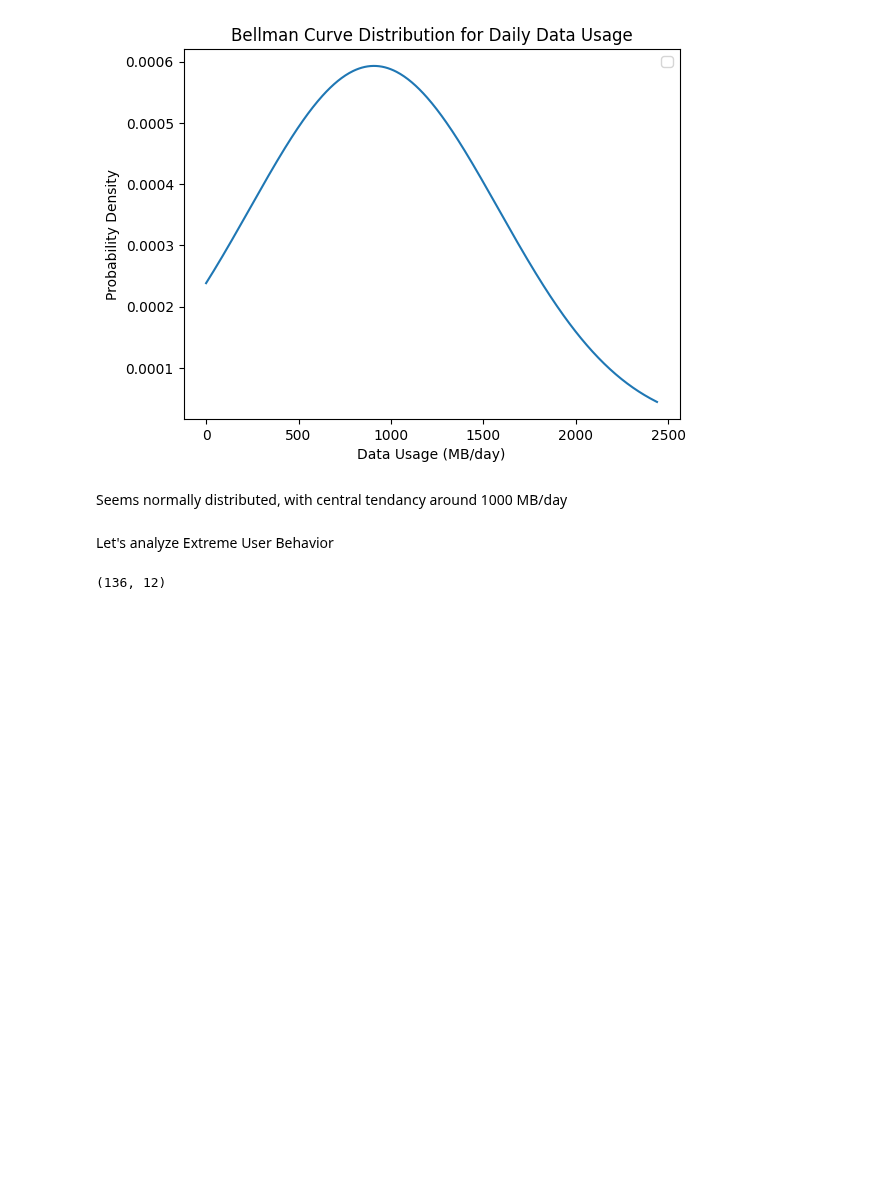
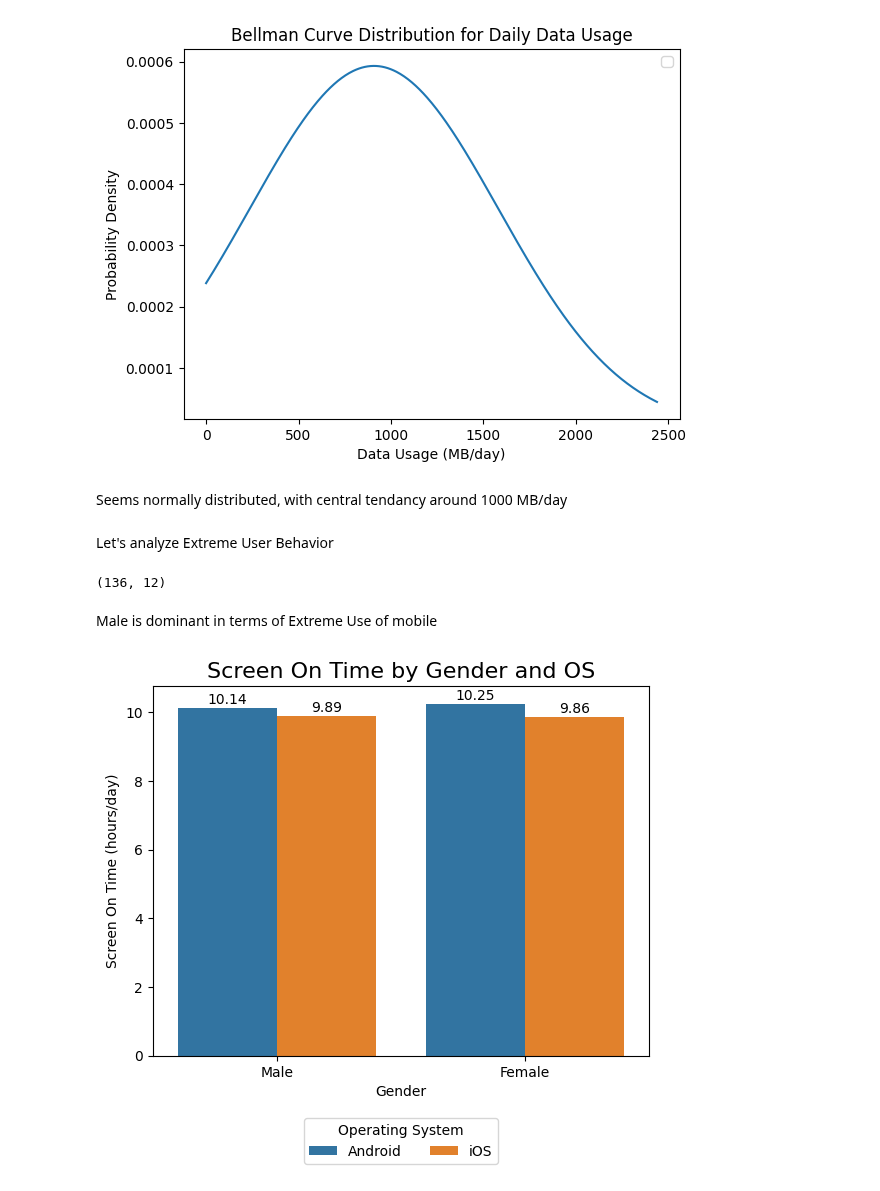
Before and after one commit to sha2992/Mobile-Device-Usage-User-Behavior, a Jupyter notebook: Mobile Device Usage User Behavior.ipynb, the cells around one changed output. Cells and saved outputs as stored; diff of their text form; code cells hidden in the pictures; blank space fills up the shorter version.

Commit message:
Extreme Usage Per Os

```diff
--- a/Mobile Device Usage User Behavior.ipynb
+++ b/Mobile Device Usage User Behavior.ipynb
@@ -514,0 +531,22 @@ px.pie(data_frame=Extreme_Use_df
+# %% [markdown]
+Male is dominant in terms of Extreme Use of mobile
+# %%
+import seaborn as sns
+
+ax = sns.barplot(data=Extreme_Use_df
+            , x='Gender'
+            , y='Screen On Time (hours/day)'
+            , hue='Operating System'
+            , errorbar=None
+)
+
+for container in ax.containers:
+    ax.bar_label(container, fmt='%.2f', label_type='edge', padding=1)
+
+plt.title('Screen On Time by Gender and OS', fontsize=16, loc='center')
+
+plt.legend(title='Operating System', loc='upper center', bbox_to_anchor=(0.5, -0.15), ncol=3)
+
+plt.show()
+# %% [output]
+[figure, added]
```
Also changed, not shown: parts of 2 cells of this notebook.
